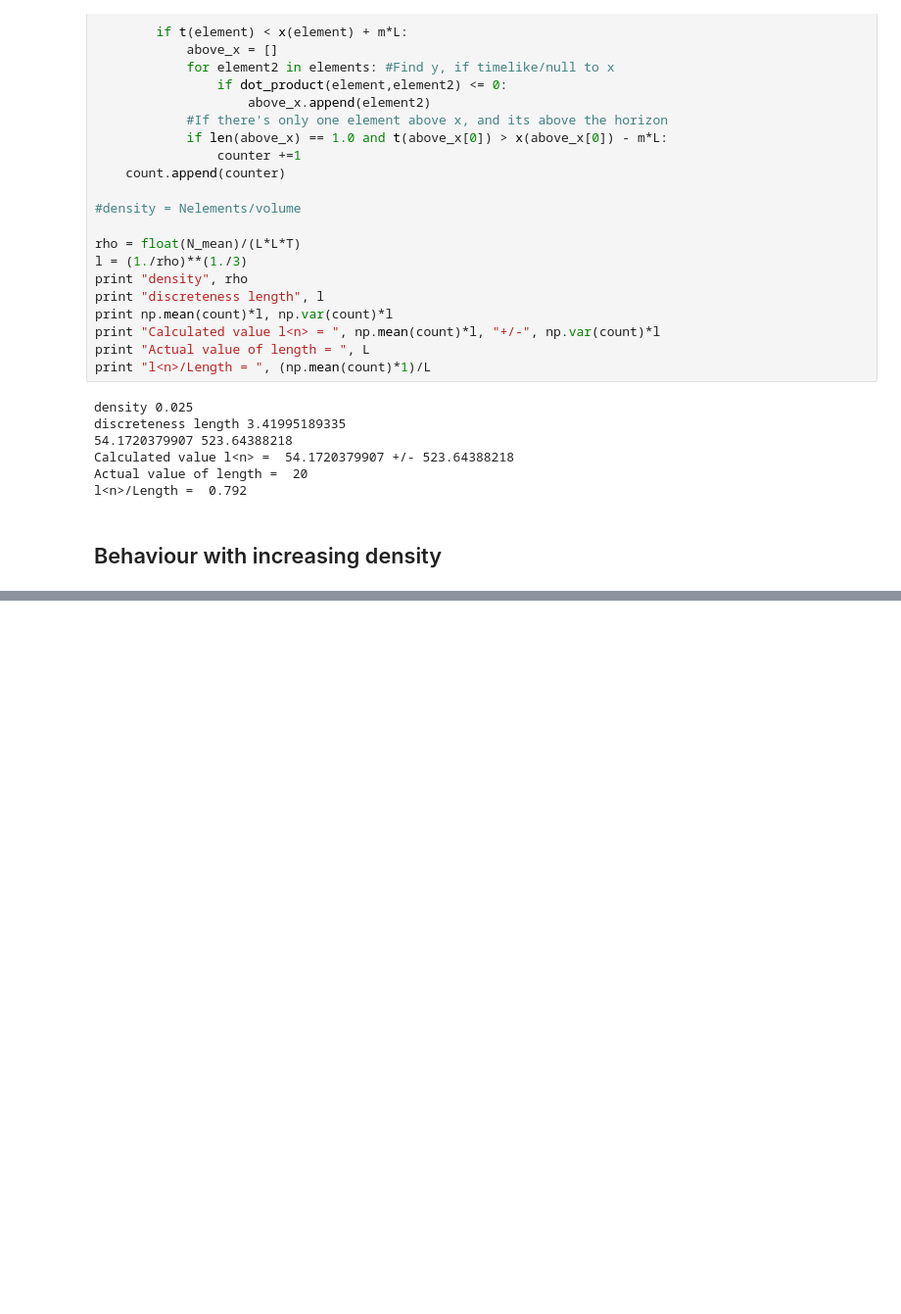
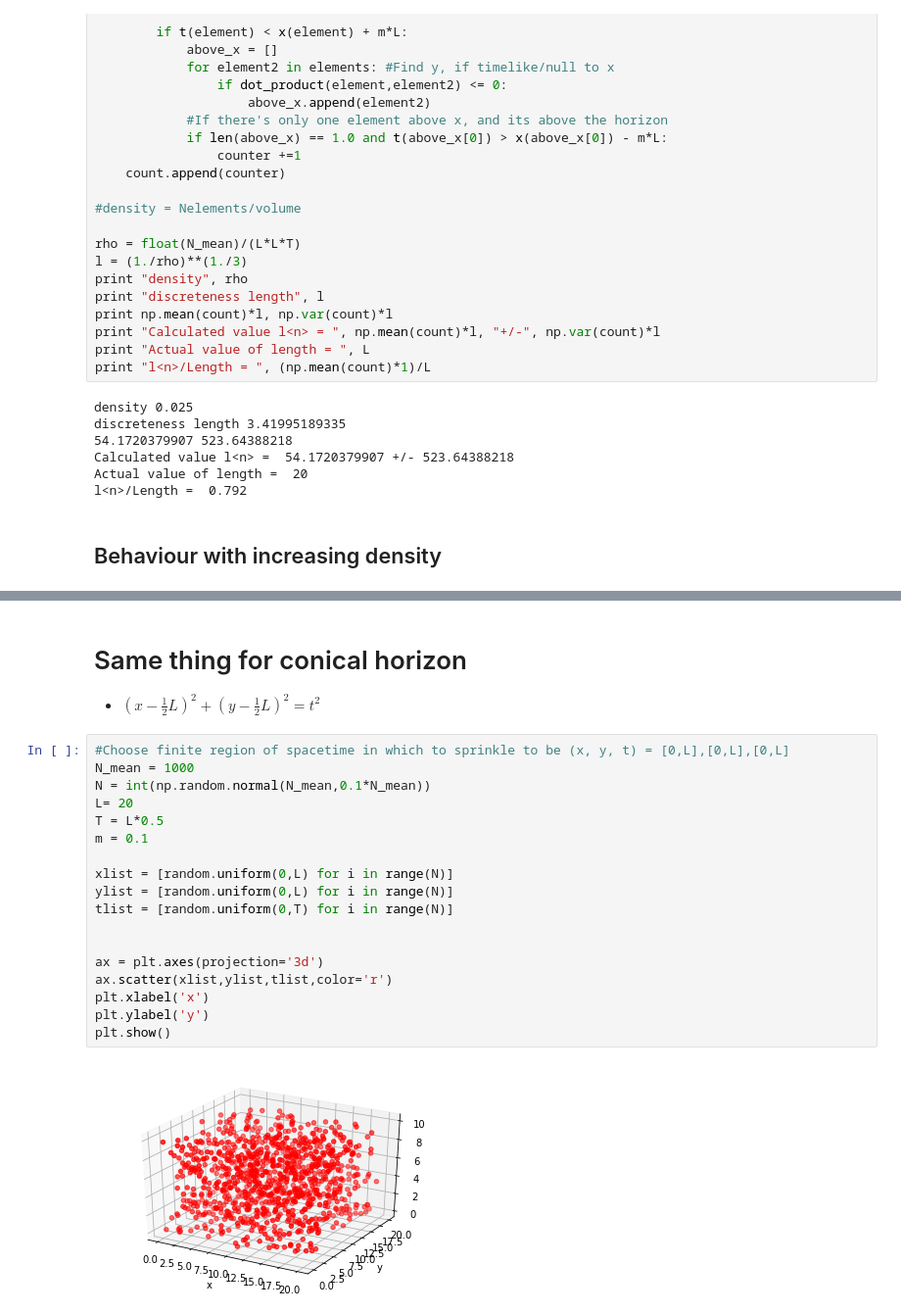
Before and after one commit to dewigould/CausalSetQuantumGravity, a Jupyter notebook: Weekly/Undercone/Undercone.ipynb, the cells around one changed output, grey strips where cells are left out. Shown at 98% size. Drawn from its saved outputs; the diff is of its cells as text; blank space fills up the shorter version.

```diff
--- a/Weekly/Undercone/Undercone.ipynb
+++ b/Weekly/Undercone/Undercone.ipynb
@@ -578,0 +599,23 @@ plt.show()
+# %% [markdown]
+# Same thing for conical horizon
+- $(x-\frac{1}{2}L)^{2} + (y-\frac{1}{2}L)^{2} = t^{2}$
+# %%
+#Choose finite region of spacetime in which to sprinkle to be (x, y, t) = [0,L],[0,L],[0,L]
+N_mean = 1000
+N = int(np.random.normal(N_mean,0.1*N_mean))
+L= 20
+T = L*0.5
+m = 0.1
+
+xlist = [random.uniform(0,L) for i in range(N)]
+ylist = [random.uniform(0,L) for i in range(N)]
+tlist = [random.uniform(0,T) for i in range(N)]
+
+
+ax = plt.axes(projection='3d')
+ax.scatter(xlist,ylist,tlist,color='r')
+plt.xlabel('x')
+plt.ylabel('y')
+plt.show()
+# %% [output]
+[figure, added]
```
Also changed, not shown: parts of 3 cells of this notebook.
